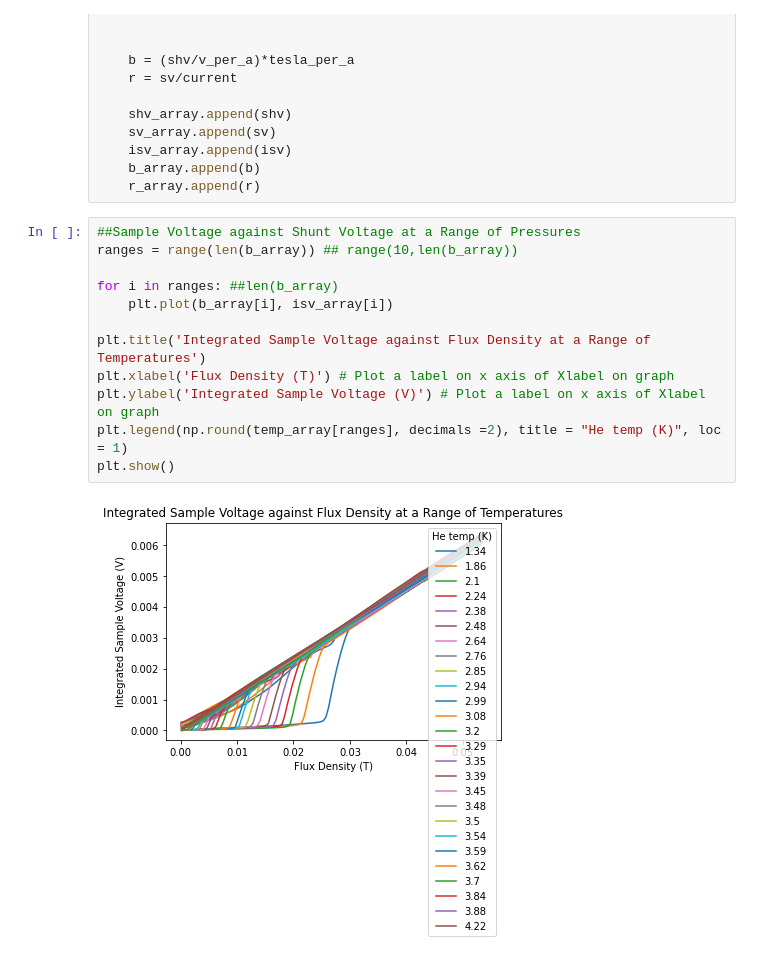
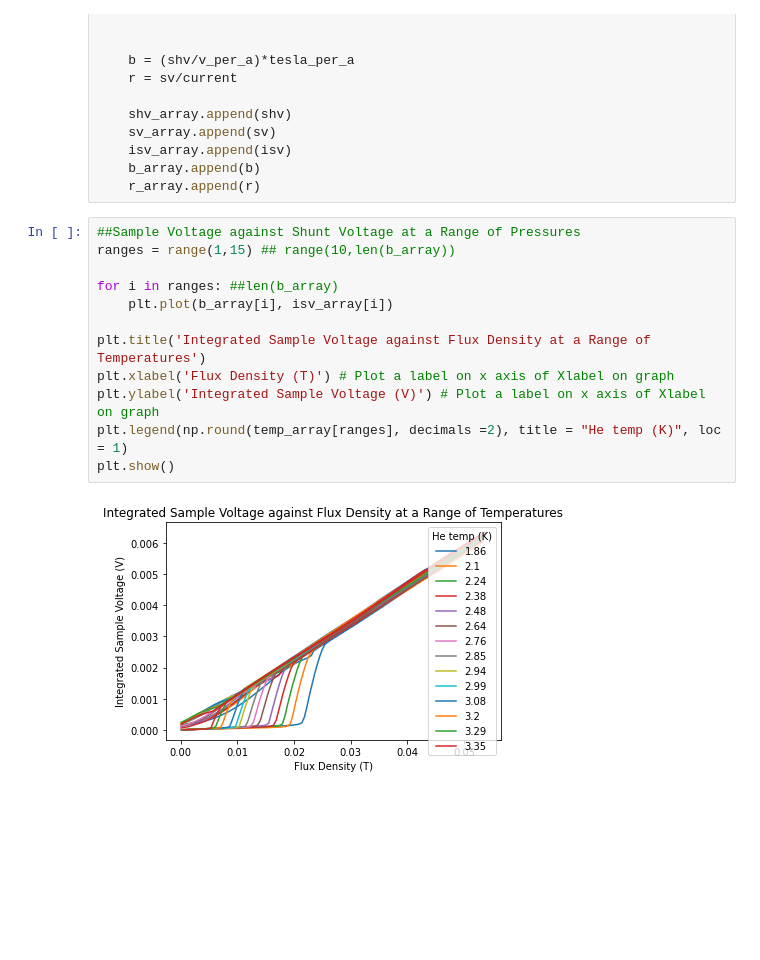
Before and after one commit to a5v/superconductivity, a Jupyter notebook: notebooks/meissner_effect.ipynb, the cells around one changed output. Saved outputs shown, nothing was run; the diff lists cells and outputs as text; blank space fills up the shorter version.

```diff
--- a/notebooks/meissner_effect.ipynb
+++ b/notebooks/meissner_effect.ipynb
@@ -104,15 +102,15 @@ for i in range(len(press_array)): ##len(press_array)
     r_array.append(r)
 # %%
 ##Sample Voltage against Shunt Voltage at a Range of Pressures
-ranges = range(len(b_array)) ## range(10,len(b_array))
+ranges = range(1,15) ## range(10,len(b_array))
 
 for i in ranges: ##len(b_array)
     plt.plot(b_array[i], isv_array[i])
 
 plt.title('Integrated Sample Voltage against Flux Density at a Range of Temperatures')
 plt.xlabel('Flux Density (T)') # Plot a label on x axis of Xlabel on graph
 plt.ylabel('Integrated Sample Voltage (V)') # Plot a label on x axis of Xlabel on graph
 plt.legend(np.round(temp_array[ranges], decimals =2), title = "He temp (K)", loc = 1)
 plt.show()
 # %% [output]
-[figure, old version]
+[figure, new version]
```
Also changed, not shown: parts of 2 cells of this notebook, 2 other files.
